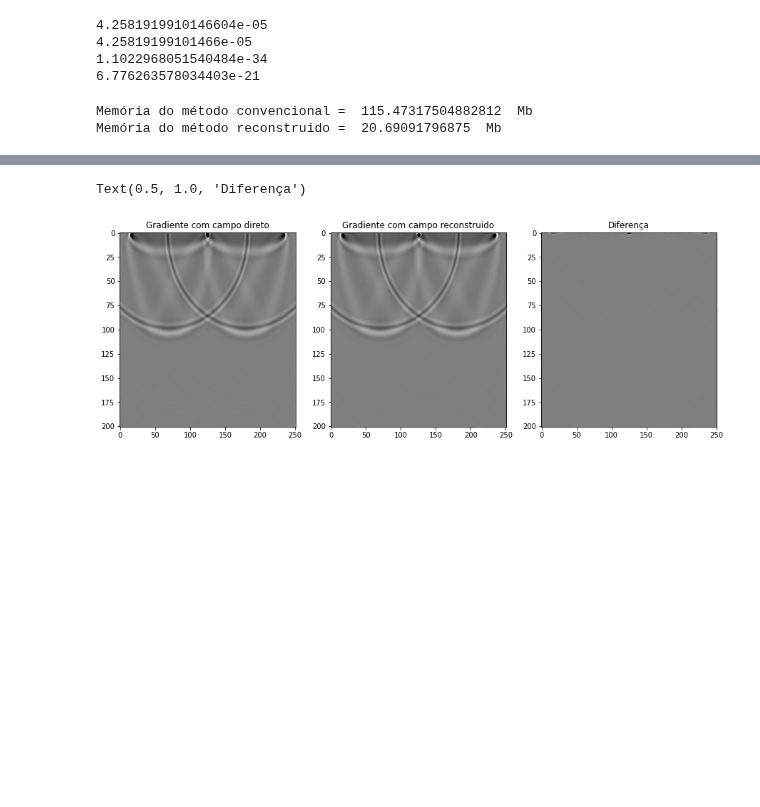
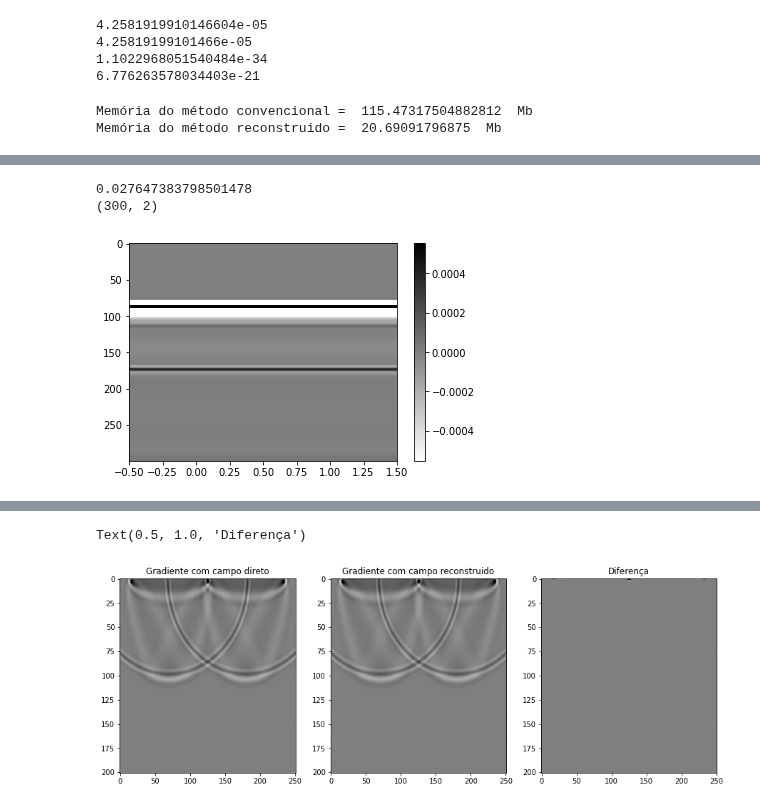
Before and after one commit to hiramepifanio/fwi, a Jupyter notebook: Aulas/aula04 - Reconstruçao do campo de onda.ipynb, the cells around one changed output, grey strips where cells are left out. Saved outputs shown, nothing was run; the diff lists cells and outputs as text; code cells hidden in the pictures; blank space fills up the shorter version.

```diff
--- a/Aulas/aula04 - Reconstruçao do campo de onda.ipynb
+++ b/Aulas/aula04 - Reconstruçao do campo de onda.ipynb
@@ -439,3 +464,19 @@ Demorei  4.148350477218628  segundos
+# %%
+print(tiro.max())
+print(tiro.shape)
+data = tiro
+s = tiro.shape
+data = data.reshape(s[::-1])
+data = data.T
+
+plt.imshow(tiro, aspect = 'auto', cmap = 'binary')
+plt.clim(-data.max()/50,data.max()/50)
+plt.colorbar()
+plt.show()
+# %% [output]
+0.027647383798501478
+(300, 2)
+[figure, added]
 # %%
 #Gradiente pelo método convencional
 tic=time.time()
```
Also changed, not shown: parts of 5 cells of this notebook, 27 other files.
